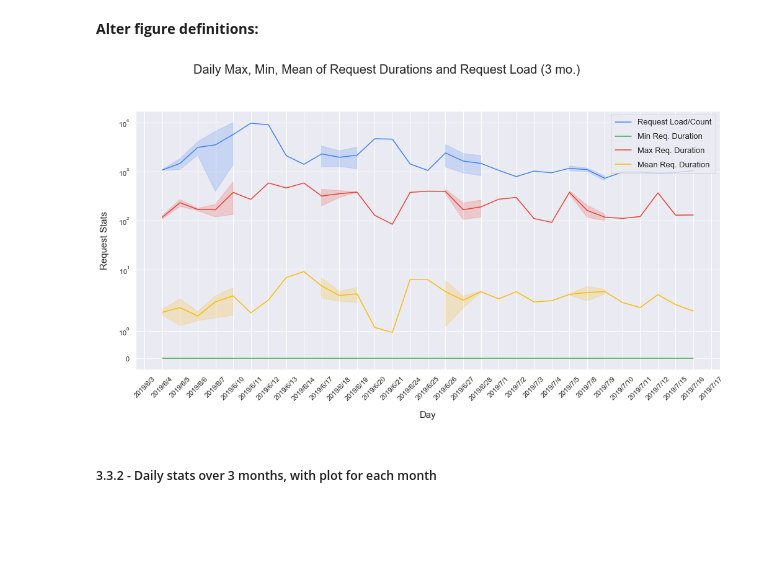
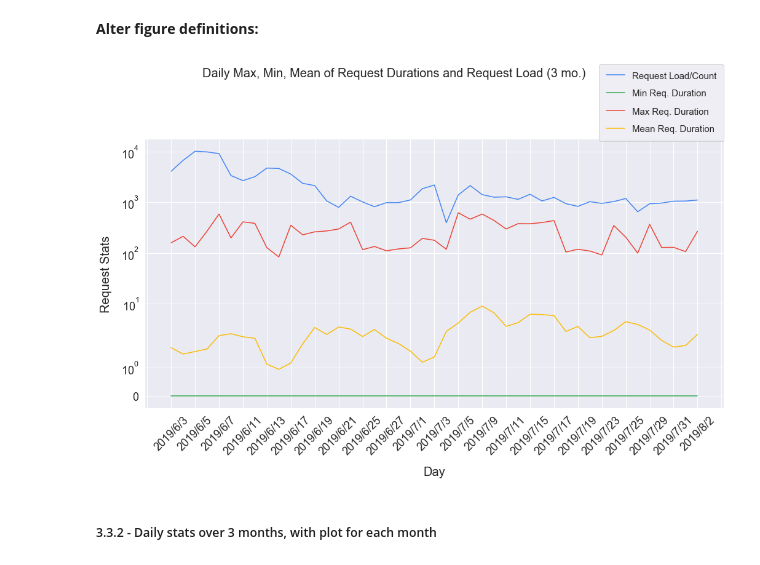
Before and after one commit to leilanihagen/interject-datacell-request-time-data-exploration, a Jupyter notebook: datacell_request_time_v2.ipynb, the cells around one changed output. Drawn from its saved outputs; the diff is of its cells as text; code cells hidden in the pictures; blank space fills up the shorter version.

```diff
--- a/datacell_request_time_v2.ipynb
+++ b/datacell_request_time_v2.ipynb
@@ -336,7 +335,13 @@ def get_df_requests_1_month(year: int, month: int, df_month_name_col: str) -> pd
 # %%
 def get_df_requests_month_range(year: int, start_month: int, end_month: int, df_month_name_col: str) -> pd.DataFrame:
     ''' Utilizes get_df_requests_with_date_cols_from_db() to pull in data from DB for a specific year,
-    then further filters this DF by the specified month range. '''
+        then further filters this DF by the specified month range.
+
+        year: year to filter by.
+        start_month: first month in range to filter by, inclusive.
+        end_month: last month to filter by, inclusive.
+        df_month_name_col: the name of the column containing the month identifier, where the month
+            identifier is an integer. '''
 
     requests_dates_year = get_df_requests_with_date_cols_from_db(year, year)
 
@@ -1152,6 +1105,12 @@ def prep_daily_data_3_3(start_month: int, end_month: int, year: int, exclude_wee
 
     df_3_3.sort_values(by=['Month', 'Day'], inplace=True)
 
+    df_3_3.reset_index(inplace=True)
+
+#     day = df_3_3['Day']
+#     new_index = [index for index, val in enumerate(day)]
+#     new_index_days = [val for index, val in enumerate(day)]
+
     return df_3_3
 # %% [markdown]
 **Load or reload data:**
@@ -1191,40 +1161,51 @@ clear_df_from_mem_3_3_1 = False
 # %%
 from matplotlib.ticker import IndexFormatter, MultipleLocator
 
-fig, ax = plt.subplots(figsize=(15,8))
+fig, ax = plt.subplots(figsize=(15,9))
 
-sns.lineplot(data=daily_request_stats_3_mo, x='Day', y='Mean_Duration', color=mean_line_color_3_3_1, ax=ax)
-sns.lineplot(data=daily_request_stats_3_mo, x='Day', y='Max_Duration', color=max_line_color_3_3_1, ax=ax)
-sns.lineplot(data=daily_request_stats_3_mo, x='Day', y='Min_Duration', color=min_line_color_3_3_1, ax=ax)
-sns.lineplot(data=daily_request_stats_3_mo, x='Day', y='Count_Durations', color=count_line_color_3_3_1, ax=ax)
+sns.lineplot(data=daily_request_stats_3_mo, x=daily_request_stats_3_mo.index, y='Mean_Duration', estimator='mean', color=mean_line_color_3_3_1, ax=ax)
+sns.lineplot(data=daily_request_stats_3_mo, x=daily_request_stats_3_mo.index, y='Max_Duration', estimator='mean',color=max_line_color_3_3_1, ax=ax)
+sns.lineplot(data=daily_request_stats_3_mo, x=daily_request_stats_3_mo.index, y='Min_Duration', estimator='mean',color=min_line_color_3_3_1, ax=ax)
+sns.lineplot(data=daily_request_stats_3_mo, x=daily_request_stats_3_mo.index, y='Count_Durations', estimator='mean',color=count_line_color_3_3_1, ax=ax)
 
-ax.set_ylabel('Request Stats', fontsize=15, labelpad=15)
-ax.set_xlabel('Day', fontsize=15, labelpad=15)
+ax.set_ylabel('Request Stats', fontsize=20, labelpad=15)
+ax.set_xlabel('Day', fontsize=20, labelpad=15)
 
 ax.set(yscale='symlog')  # Retain zero values
 # ax.set_ylim(bottom=-0.25)  # 0 doesn't work...
 
 # grid.set_titles(fontsize=200)
 
 # grid.set_xticklabels('')
 
-fig.subplots_adjust(top=0.85, left=0.125, right=0.997, hspace=0.2)  # These are magic numbers, do not adjust.
+fig.subplots_adjust(top=0.8, left=0.125, right=0.997, hspace=0.2)  # These are magic numbers, do not adjust.
 fig.suptitle('Daily Max, Min, Mean of Request Durations and Request Load (3 mo.)', fontsize=20)
 
-ax.legend(handles=(ax.lines[3], ax.lines[2], ax.lines[1], ax.lines[0]), labels=('Request Load/Count', 'Min Req. Duration', 'Max Req. Duration', 'Mean Req. Duration'), borderpad=0.5, labelspacing=0.8, fontsize=13, loc='upper right')
+fig.legend(handles=(ax.lines[3], ax.lines[2], ax.lines[1], ax.lines[0]), labels=('Request Load/Count', 'Min Req. Duration', 'Max Req. Duration', 'Mean Req. Duration'), borderpad=0.8, labelspacing=1, fontsize=15, loc='upper right')
 
 # grid.axes[i].tick_params(axis='both', which='major', labelsize=15)
 
-# ax.set_xticks(dur_stats_3_mo_day['Day'])
-ax.xaxis.set_major_locator(MultipleLocator(1))
+# day = daily_request_stats_3_mo['Day']
+# new_index = [index for index, val in enumerate(day)]
+# vals = [val for index, val in enumerate(day)]
+# new_index_dict = {'New_Index': new_index, 'Day': vals}
+# print(new_index)
+
+# new_index_df = pd.DataFrame(new_index_dict)
+
+ax.set_xticks(daily_request_stats_3_mo.index)
+# ax.set_xticklabels(daily_request_stats_3_mo['Day_Label'])
+ax.xaxis.set_major_locator(MultipleLocator(2))  # This sets the labels the display for every other day
+# ax.xaxis.set_minor_locator(MultipleLocator(2))
 ax.xaxis.set_major_formatter(IndexFormatter(daily_request_stats_3_mo['Day_Label']))
 
-ax.tick_params(axis='x', rotation=45)
+ax.tick_params(axis='x', labelsize=18, rotation=45)
+ax.tick_params(axis='y', labelsize=18)
 
 if (clear_df_from_mem_3_3_1):
     del daily_request_stats_3_mo
 # %% [output]
-[figure, old version]
+[figure, new version]
 # %% [markdown]
 ##### 3.3.2 - Daily stats over 3 months, with plot for each month
 # %% [markdown]
```
Also changed, not shown: parts of 46 cells of this notebook.
